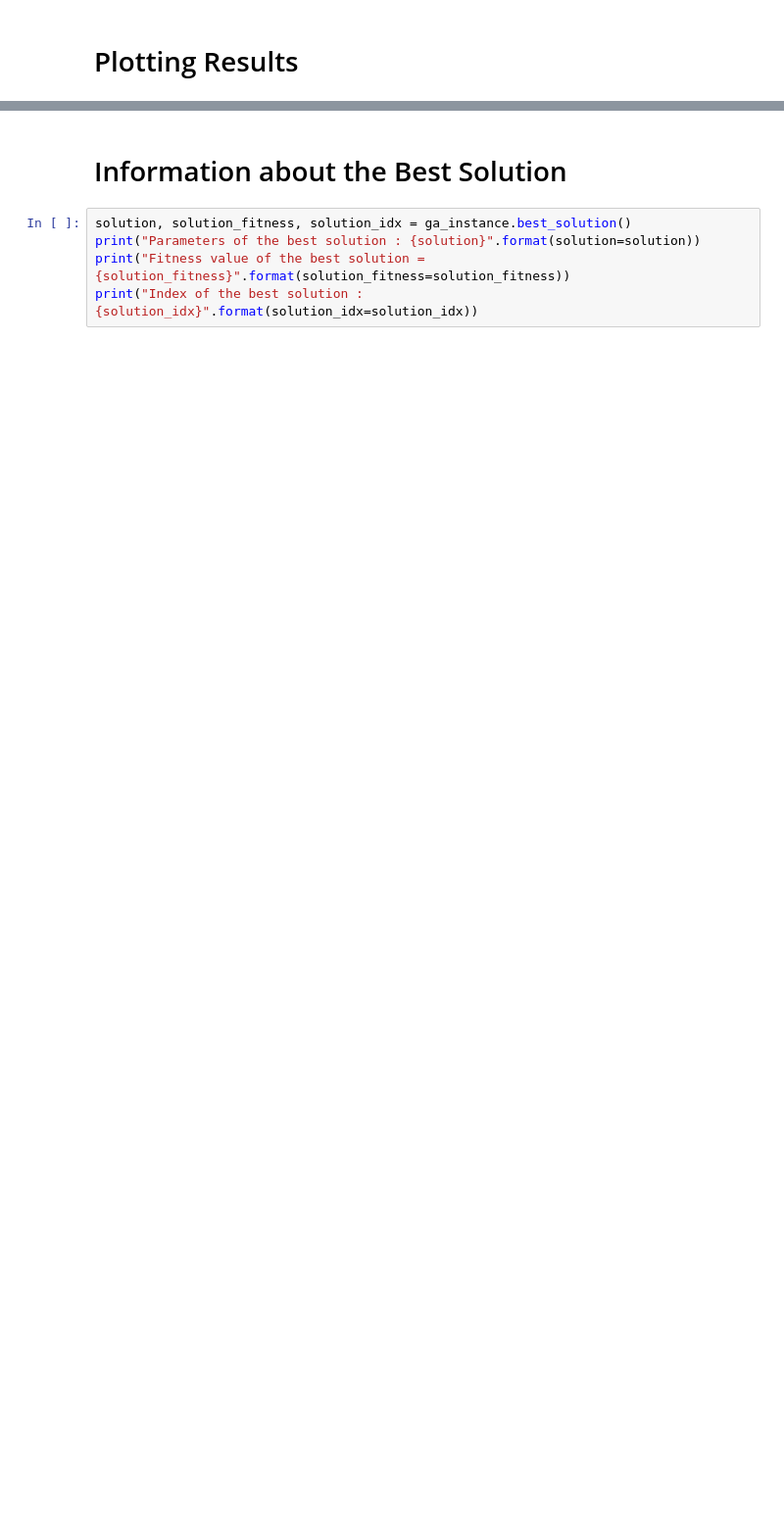
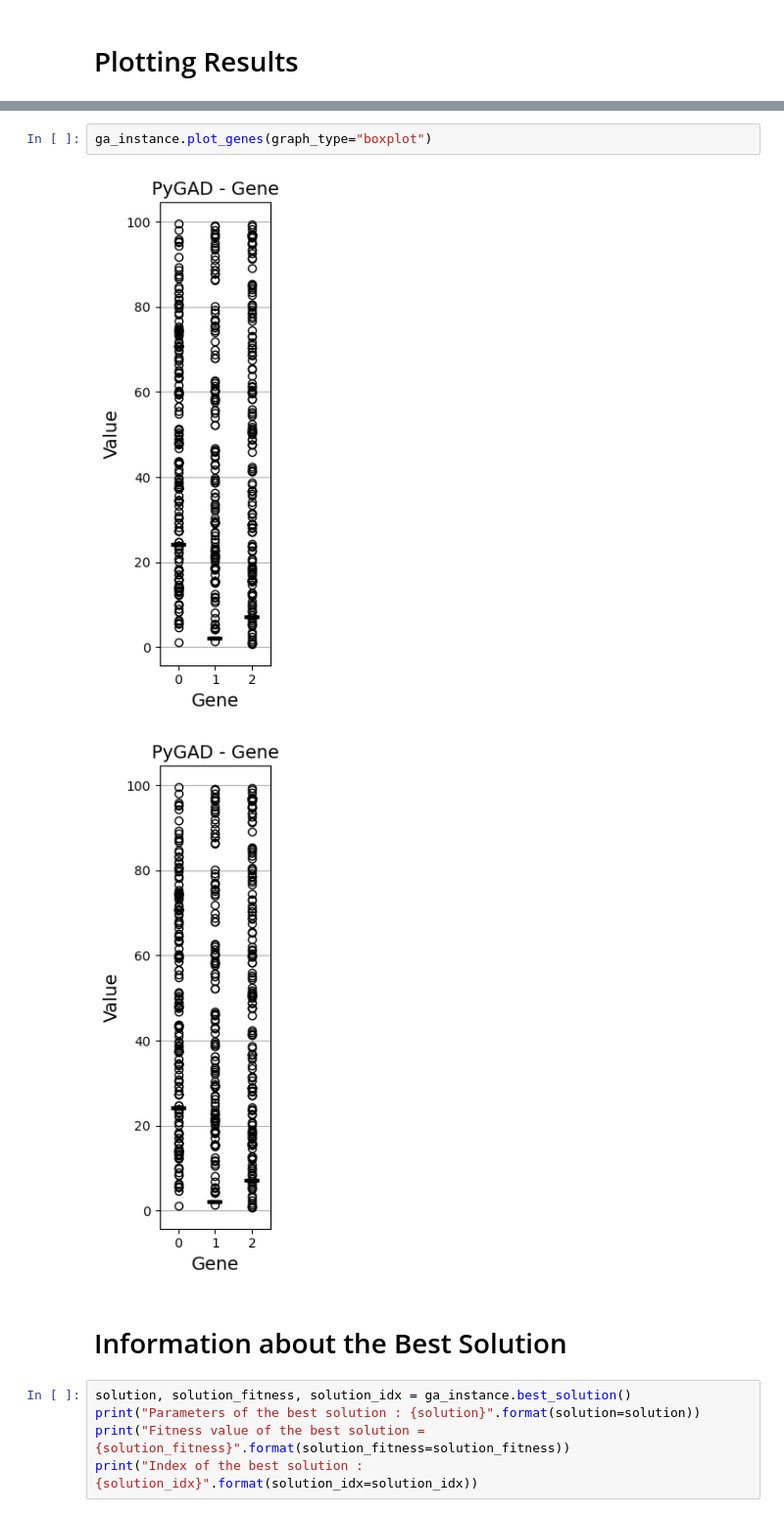
Before and after one commit to Limaivson/Simulador_de_trafico_com_semaforo, a Jupyter notebook: gen_algorithm/algorithm_library_3.ipynb, the cells around one changed output, grey strips where cells are left out. Shown at 98% size. Cells and saved outputs as stored; diff of their text form; blank space fills up the shorter version.

```diff
--- a/gen_algorithm/algorithm_library_3.ipynb
+++ b/gen_algorithm/algorithm_library_3.ipynb
@@ -87,3 +101,8 @@ ga_instance.plot_fitness()
+# %%
+ga_instance.plot_genes(graph_type="boxplot")
+# %% [output]
+[figure, added]
+[figure, added]
 # %% [markdown]
 # Information about the Best Solution
 # %%
```
Also changed, not shown: parts of 9 cells of this notebook, 4 other files.
